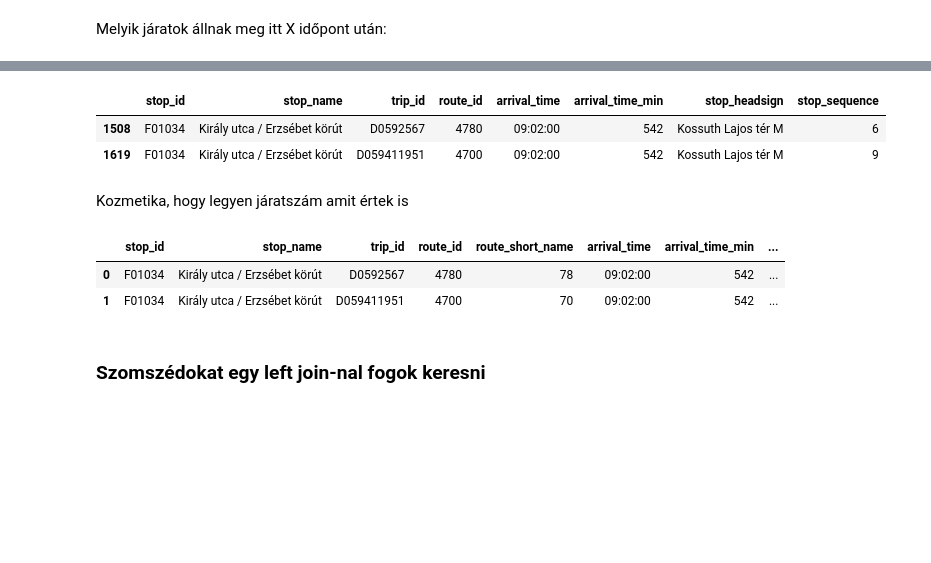
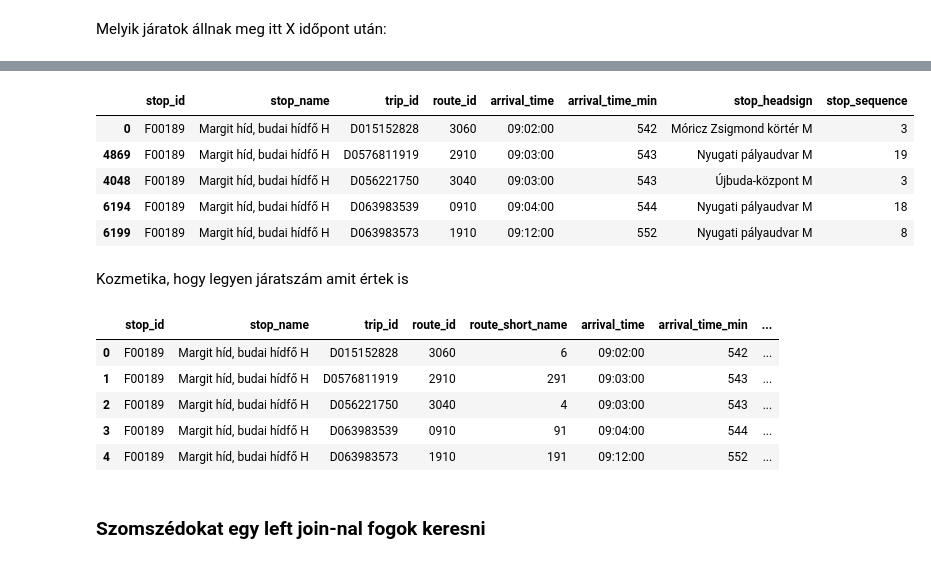
Before and after one commit to apulai/budapest_gtfs, a Jupyter notebook: bp_gtfs_v2.ipynb, the cells around one changed output, grey strips where cells are left out. Saved outputs shown, nothing was run; the diff lists cells and outputs as text; code cells hidden in the pictures; blank space fills up the shorter version.

```diff
--- a/bp_gtfs_v2.ipynb
+++ b/bp_gtfs_v2.ipynb
@@ -37,10 +38,12 @@ df_stop_times.head(5)
 ## Most a string arrival_time-ből csináljunk számokat
 Mert igy jóval gyorsabb lesz a lekérdezés
 # %%
-def arrival_time_to_min(astr):
+def str_time_to_min(astr):
     [h,m,s]=astr.split(':')
     return int(h)*60+int(m)
 # %%
-df_stop_times["arrival_time_min"]=df_stop_times["arrival_time"].apply(arrival_time_to_min)
-df_stop_times[["trip_id","stop_id","arrival_time","stop_sequence","arrival_time_min"]].head(5)
+df_stop_times["arrival_time_min"]=df_stop_times["arrival_time"].apply(str_time_to_min)
+df_stop_times["departure_time_min"]=df_stop_times["departure_time"].apply(str_time_to_min)
+
+df_stop_times[["trip_id","stop_id","arrival_time","stop_sequence","arrival_time_min","departure_time_min"]].head(5)
 # %% [output]
@@ -142,0 +180,2 @@ Melyik járatok állnak meg itt X időpont után:
+# %%
+df_megallo_jaratok = pd.merge( df_stop_times.query(f'stop_id == "{stop_id}" and arrival_time_min > {arrival_time_min}'), df_trips, left_on="trip_id", right_on="trip_id").sort_values(["arrival_time_min"]).drop_duplicates("route_id")
@@ -143,21 +191,26 @@ Melyik járatok állnak meg itt X időpont után:
 # %%
-df_megallo_jaratok = pd.merge( df_stop_times.query(f'stop_id == "{stop_id}" and arrival_time_min > {arrival_time_min}'), df_trips, left_on="trip_id", right_on="trip_id").sort_values(["arrival_time"]).drop_duplicates("route_id")
-df_megallo_jaratok["stop_id"]=stop_id
+#df_megallo_jaratok["stop_id"]=stop_id
 df_megallo_jaratok["stop_name"]=stop_name
 df_megallo_jaratok[["stop_id","stop_name","trip_id", "route_id","arrival_time", "arrival_time_min", "stop_headsign","stop_sequence"]]
 # %% [output]
 |  | stop_id | stop_name | trip_id | route_id | arrival_time | arrival_time_min | stop_headsign | stop_sequence |
-| 1508 | F01034 | Király utca / Erzsébet körút | D0592567 | 4780 | 09:02:00 | 542 | Kossuth Lajos tér M | 6 |
-| 1619 | F01034 | Király utca / Erzsébet körút | D059411951 | 4700 | 09:02:00 | 542 | Kossuth Lajos tér M | 9 |
+| 0 | F00189 | Margit híd, budai hídfő H | D015152828 | 3060 | 09:02:00 | 542 | Móricz Zsigmond körtér M | 3 |
+| 4869 | F00189 | Margit híd, budai hídfő H | D0576811919 | 2910 | 09:03:00 | 543 | Nyugati pályaudvar M | 19 |
+| 4048 | F00189 | Margit híd, budai hídfő H | D056221750 | 3040 | 09:03:00 | 543 | Újbuda-központ M | 3 |
+| 6194 | F00189 | Margit híd, budai hídfő H | D063983539 | 0910 | 09:04:00 | 544 | Nyugati pályaudvar M | 18 |
+| 6199 | F00189 | Margit híd, budai hídfő H | D063983573 | 1910 | 09:12:00 | 552 | Nyugati pályaudvar M | 8 |
 # %% [markdown]
 Kozmetika, hogy legyen járatszám amit értek is
 # %%
-df_megallo_jaratok2 = pd.merge( df_megallo_jaratok, df_routes, left_on="route_id", right_on="route_id")
+df_megallo_jaratok2 = pd.merge( df_megallo_jaratok, df_routes[["route_id","route_short_name"]], left_on="route_id", right_on="route_id")
 df_megallo_jaratok2[["stop_id","stop_name","trip_id", "route_id","route_short_name", "arrival_time", "arrival_time_min", "stop_headsign","stop_sequence"]]
 # %% [output]
 |  | stop_id | stop_name | trip_id | route_id | route_short_name | arrival_time | arrival_time_min | ... |
-| 0 | F01034 | Király utca / Erzsébet körút | D0592567 | 4780 | 78 | 09:02:00 | 542 | ... |
-| 1 | F01034 | Király utca / Erzsébet körút | D059411951 | 4700 | 70 | 09:02:00 | 542 | ... |
+| 0 | F00189 | Margit híd, budai hídfő H | D015152828 | 3060 | 6 | 09:02:00 | 542 | ... |
+| 1 | F00189 | Margit híd, budai hídfő H | D0576811919 | 2910 | 291 | 09:03:00 | 543 | ... |
+| 2 | F00189 | Margit híd, budai hídfő H | D056221750 | 3040 | 4 | 09:03:00 | 543 | ... |
+| 3 | F00189 | Margit híd, budai hídfő H | D063983539 | 0910 | 91 | 09:04:00 | 544 | ... |
+| 4 | F00189 | Margit híd, budai hídfő H | D063983573 | 1910 | 191 | 09:12:00 | 552 | ... |
 # %% [markdown]
 ### Szomszédokat egy left join-nal fogok keresni
 # %%
```
Also changed, not shown: parts of 25 cells of this notebook, 4 other files.
